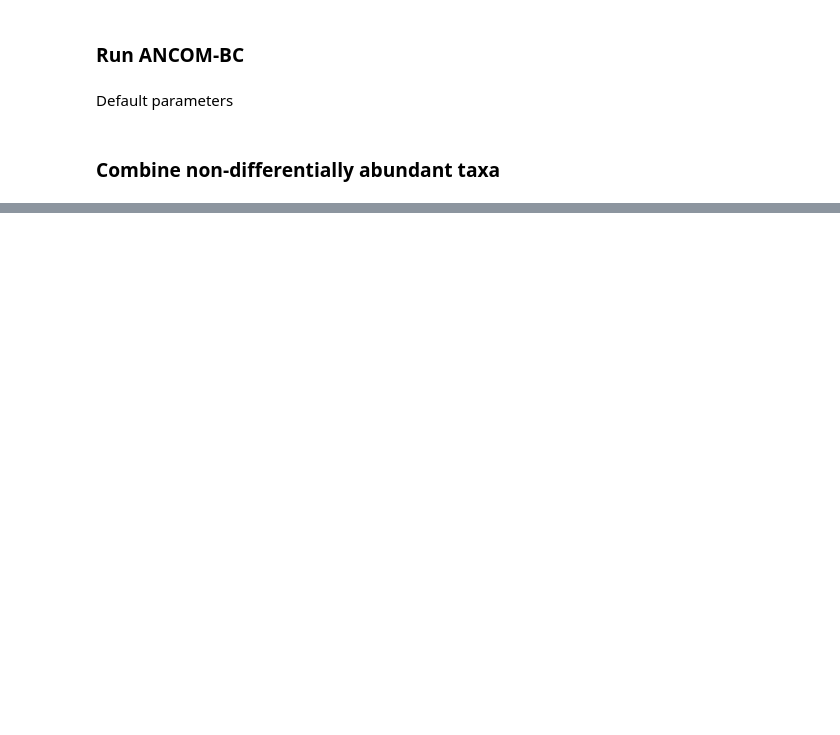
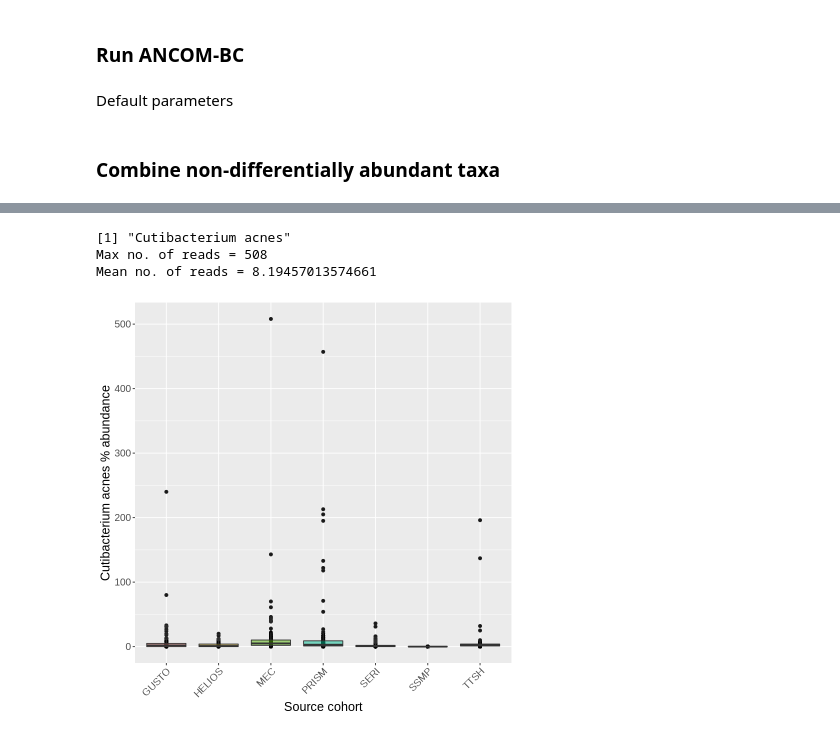
Before and after one commit to cednotsed/blood_microbial_signatures, a Jupyter notebook: analysis/ANCOM_decontamination.ipynb, the cells around one changed output, grey strips where cells are left out. Drawn from its saved outputs; the diff is of its cells as text; code cells hidden in the pictures; blank space fills up the shorter version.

```diff
--- a/analysis/ANCOM_decontamination.ipynb
+++ b/analysis/ANCOM_decontamination.ipynb
@@ -34,0 +37,4 @@ parse_metadata <- function(file_path, df) {
+# %%
+remove_cols <- function(species_df, col_to_exclude) {
+    return(species_df[,!(colnames(species_df) %in% col_to_exclude)])
+}
@@ -132,0 +251,42 @@ ERROR: Error in apply(col_result$diff_abn, 1, sum): dim(X) must have a positive
+# %%
+plot_sanity_plot <- function(X, Y, tax) {
+    print(tax)
+    temp_plt <- cbind(X, Y) %>%
+        mutate(log_abundance = log(get(tax) + 0.0001)) %>%
+        ggplot(aes(x = site_supplying_sample, y = get(tax), fill = site_supplying_sample)) +
+        geom_point() +
+        geom_boxplot(alpha = 0.5) +
+        labs(x = "Source cohort", y = paste(tax, "% abundance")) +
+        theme(legend.position = "none",
+          axis.text.x = element_text(angle = 45, hjust = 1),
+          text = element_text(size = 15))
+    return(temp_plt)
+}
+# %%
+# Load data
+taxon <- "Cutibacterium acnes"
+species_df <- load_data(str_glue("data/temp_files_{n_subset}/07_abundance_matrix/abundance_matrix.subset_{n_subset}.S.tsv"))
+
+# Remove homo and unclassified
+col_to_exclude <- colnames(species_df)[grepl("Homo|unclassified", colnames(species_df))]
+species_df <- remove_cols(species_df, col_to_exclude)
+
+# Retain relevant metadata
+meta <- parse_metadata("data/SG10K_Health_metadata.n10714.16March2021.parsed.csv", species_df)
+
+# Normalise to RA
+normalise <- function(df) {
+    RA_df <- t(apply(df, 1, function(x) {x / sum(x) * 100}))
+    return(as_tibble(RA_df))
+}
+
+species_df_RA <- normalise(species_df)
+
+plot_sanity_plot(species_df, meta, taxon)
+print(str_glue("Max no. of reads = {max(species_df[, taxon])}"))
+print(str_glue("Mean no. of reads = {mean(species_df[, taxon])}"))
+# %% [output]
+[1] "Cutibacterium acnes"
+Max no. of reads = 508
+Mean no. of reads = 8.19457013574661
+[figure, added]
```
Also changed, not shown: parts of 17 cells of this notebook, 53 other files.
